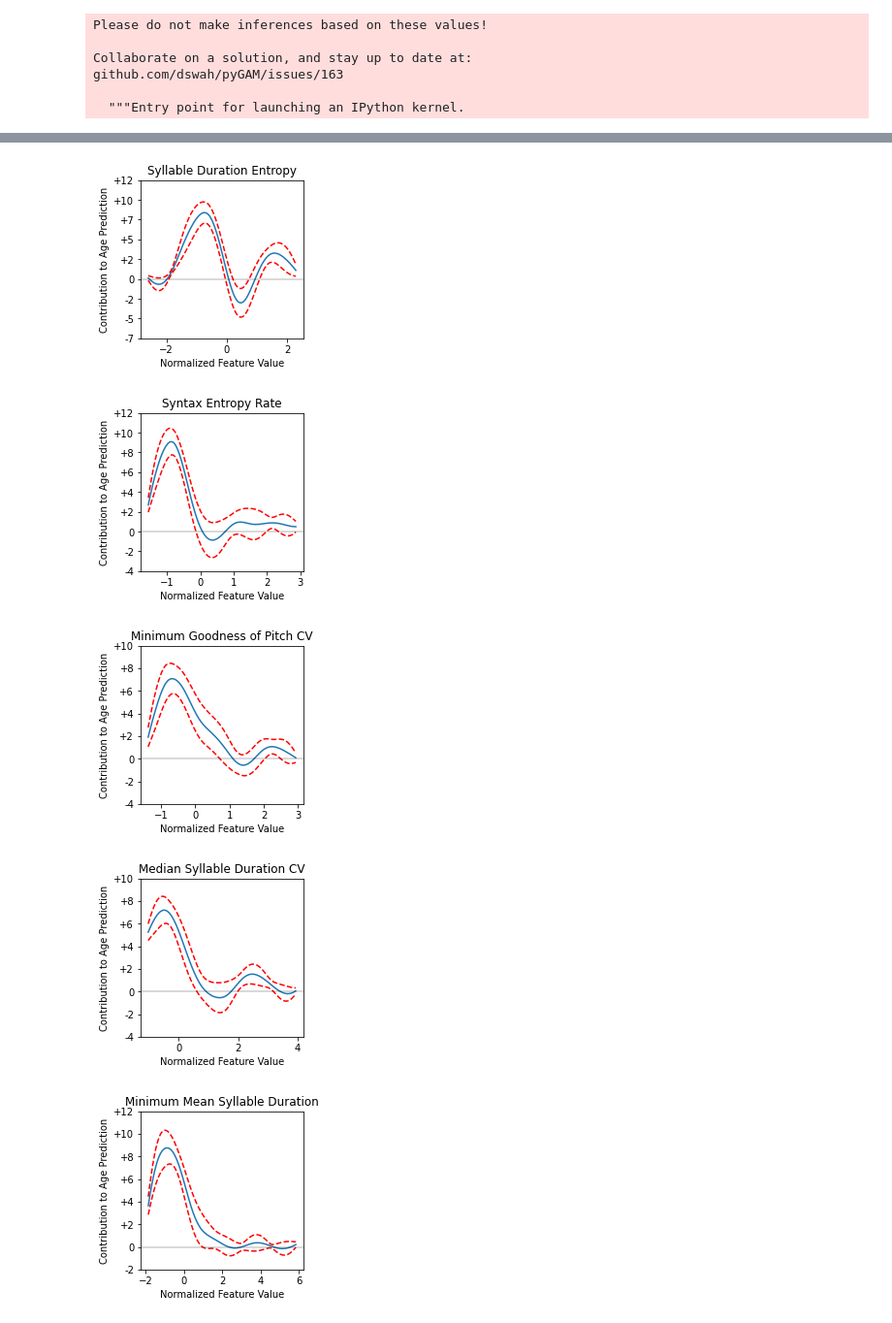
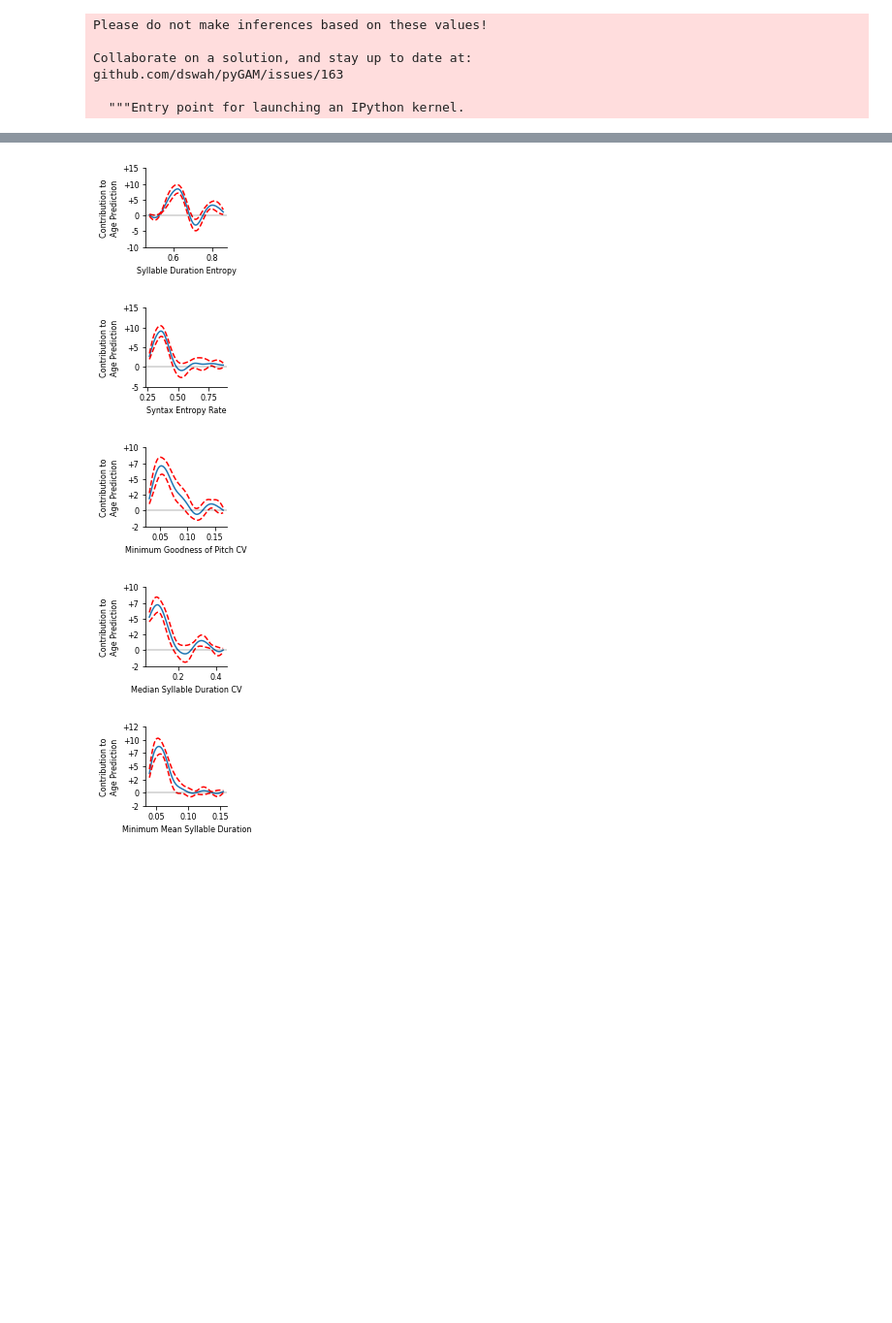
Before and after one commit to theresekoch/AVN_paper, a Jupyter notebook: 06 - Age Prediction/03 - Plotting Feature Contributions.ipynb, the cells around one changed output, grey strips where cells are left out. Shown: that part at 97% size. Saved outputs shown, nothing was run; the diff lists cells and outputs as text; code cells hidden in the pictures; blank space fills up the shorter version.

```diff
--- a/06 - Age Prediction/03 - Plotting Feature Contributions.ipynb
+++ b/06 - Age Prediction/03 - Plotting Feature Contributions.ipynb
@@ -125,7 +120,7 @@ terms = s(selected_feature_indices[0], lam = 10) + s(selected_feature_indices[1]
 
 gam = LinearGAM(terms)
 
-gam.fit(full_feats_only_norm, y)
+gam.fit(full_feats_only, y)
 # %% [output]
 LinearGAM(callbacks=[Deviance(), Diffs()], fit_intercept=True,
    max_iter=100, scale=None,
@@ -168,30 +163,34 @@ intercept
 titles = ['Syllable Duration Entropy', 'Syntax Entropy Rate', 'Minimum Goodness of Pitch CV',
           'Median Syllable Duration CV', 'Minimum Mean Syllable Duration', 'Median Weiner Entropy CV',
           'Minimum Syllable Duration CV']
+# %%
+plt.rcParams.update({'font.size': 8})
 # %%
 for i, term in enumerate(gam.terms):
     if term.isintercept:
         continue
     XX = gam.generate_X_grid(term = i)
     pdep, confi = gam.partial_dependence(term = i, X = XX, width = 0.95)
 
-    plt.figure(figsize=(3, 3))
+    plt.figure(figsize=(1.5, 1.5))
     plt.plot(XX[:, term.feature], pdep)
     plt.plot(XX[:, term.feature], confi, c='r', ls='--')
-    plt.title(titles[i])
-    plt.xlabel('Normalized Feature Value')
-    plt.ylabel('Contribution to Age Prediction')
+    plt.title("")
+    plt.xlabel(titles[i])
+    plt.ylabel('Contribution to\nAge Prediction')
     plt.axhline(y =  0, color = 'black', alpha = 0.2,)
 
     # Set the y-tick labels with '+' for positive numbers, '-' is default for negative
     current_yticks = plt.yticks()[0]
 
     # Set y-tick labels with '+' for positive, '-' is default for negative
     plt.yticks(current_yticks, [f'+{int(tick)}' if tick > 0 else f'{int(tick)}' for tick in current_yticks])
+    sns.despine()
+    #plt.savefig(titles[i] + "_GAM.svg", transparent = True)
     plt.show()
 # %% [output]
-[figure, old version]
+[figure, new version]
-[figure, old version]
+[figure, new version]
-[figure, old version]
+[figure, new version]
-[figure, old version]
+[figure, new version]
-[figure, old version]
+[figure, new version]
```
Also changed, not shown: parts of 5 cells of this notebook, 2 other files.
